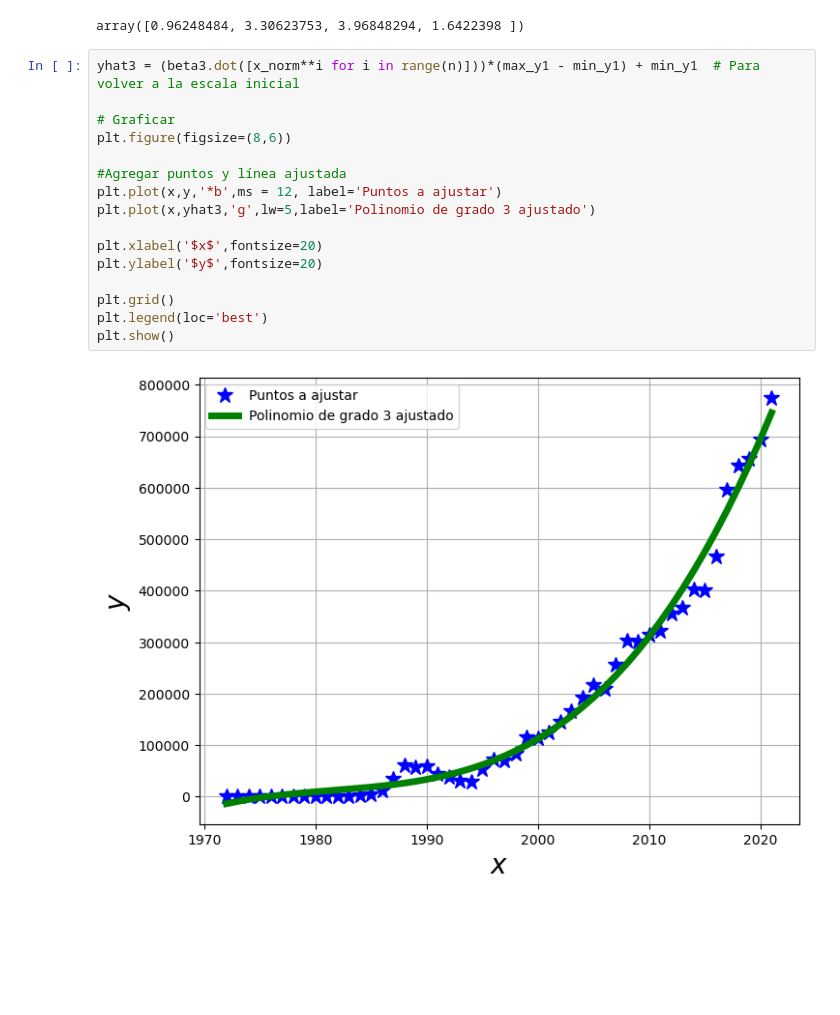
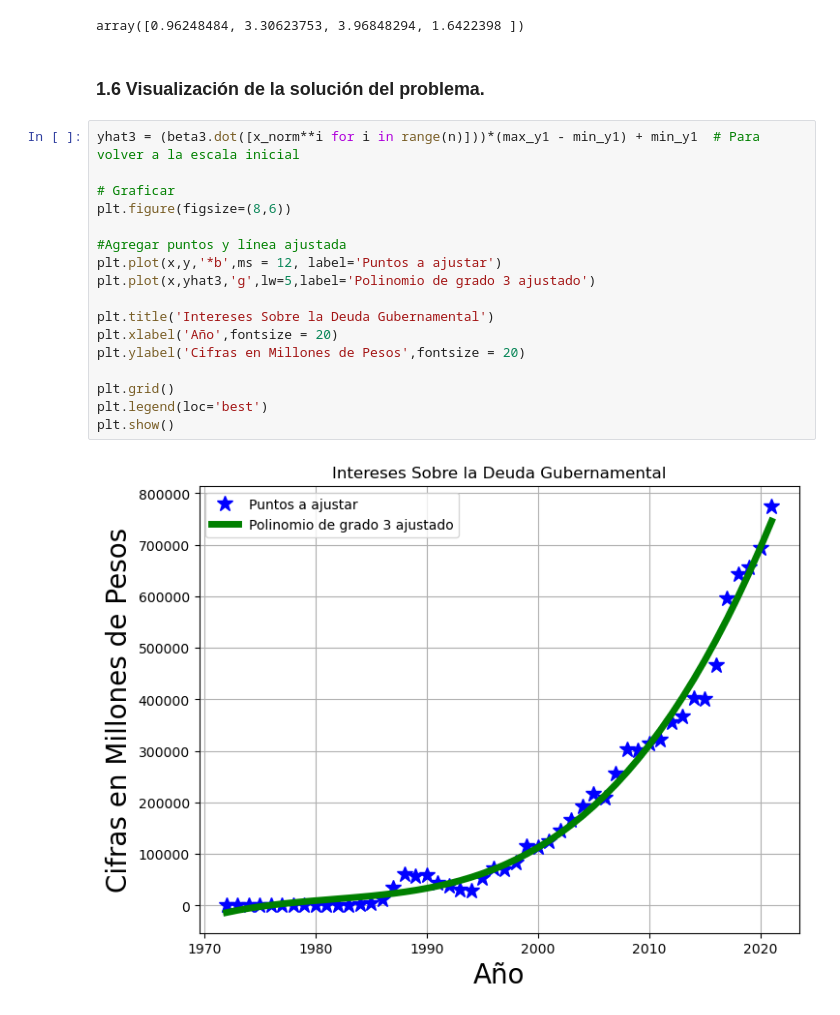
Before and after one commit to SantiagoReyess/Proyecto_SIMMAT_1, a Jupyter notebook: PM1_ReyesS_BarbaJ.ipynb, the cells around one changed output. Drawn from its saved outputs; the diff is of its cells as text; blank space fills up the shorter version.

```diff
--- a/PM1_ReyesS_BarbaJ.ipynb
+++ b/PM1_ReyesS_BarbaJ.ipynb
@@ -136,21 +112,24 @@ beta3 = sol3.x
 beta3
 # %% [output]
 array([0.96248484, 3.30623753, 3.96848294, 1.6422398 ])
+# %% [markdown]
+### 1.6 Visualización de la solución del problema.
 # %%
 yhat3 = (beta3.dot([x_norm**i for i in range(n)]))*(max_y1 - min_y1) + min_y1  # Para volver a la escala inicial
 
 # Graficar
 plt.figure(figsize=(8,6))
 
 #Agregar puntos y línea ajustada
 plt.plot(x,y,'*b',ms = 12, label='Puntos a ajustar')
 plt.plot(x,yhat3,'g',lw=5,label='Polinomio de grado 3 ajustado')
 
-plt.xlabel('$x$',fontsize=20)
-plt.ylabel('$y$',fontsize=20)
+plt.title('Intereses Sobre la Deuda Gubernamental')
+plt.xlabel('Año',fontsize = 20)
+plt.ylabel('Cifras en Millones de Pesos',fontsize = 20)
 
 plt.grid()
 plt.legend(loc='best')
 plt.show()
 # %% [output]
-[figure, old version]
+[figure, new version]
```
Also changed, not shown: parts of 9 cells of this notebook.
